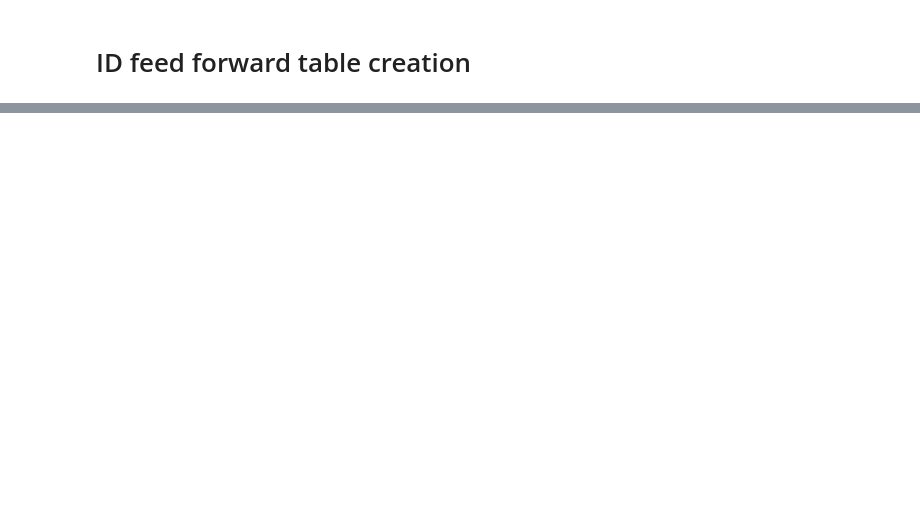
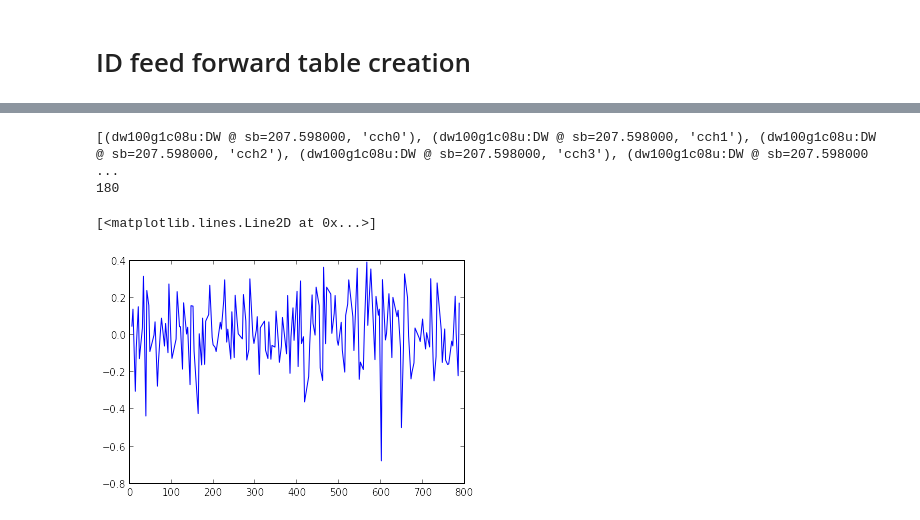
Before and after one commit to NSLS-II/aphla, a Jupyter notebook: example/ID_feed_forward_table_creation.ipynb, the cells around one changed output, grey strips where cells are left out. Saved outputs shown, nothing was run; the diff lists cells and outputs as text; code cells hidden in the pictures; blank space fills up the shorter version.

```diff
--- a/example/ID_feed_forward_table_creation.ipynb
+++ b/example/ID_feed_forward_table_creation.ipynb
@@ -420,0 +107,22 @@ SyntaxError: invalid syntax (<ipython-input-2-5f8b39e39bf8>, line 76)
+# %%
+#--- BPM and on-board corrector list for orbit ORM measurement
+userBPM = False
+bpms = ap.getElements('BPM')
+if userBPM: bpms += ap.getElements('UBPM')
+bpmflds = []
+for bpm in bpms:
+    bpmflds.append([bpm,'x'])
+    bpmflds.append([bpm,'y'])
+
+corflds = nsls2id.createCorrectorField(ID)
+print corflds
+print len(bpms)
+# %% [output]
+[(dw100g1c08u:DW @ sb=207.598000, 'cch0'), (dw100g1c08u:DW @ sb=207.598000, 'cch1'), (dw100g1c08u:DW @ sb=207.598000, 'cch2'), (dw100g1c08u:DW @ sb=207.598000, 'cch3'), (dw100g1c08u:DW @ sb=207.598000 ...
+180
+# %%
+obt = ap.getOrbit(spos=True)
+plt.plot(obt[:,-1], obt[:,0], '-')
+# %% [output]
+[<matplotlib.lines.Line2D at 0x...>]
+[figure, added]
```
Also changed, not shown: parts of 26 cells of this notebook, 8 other files.
